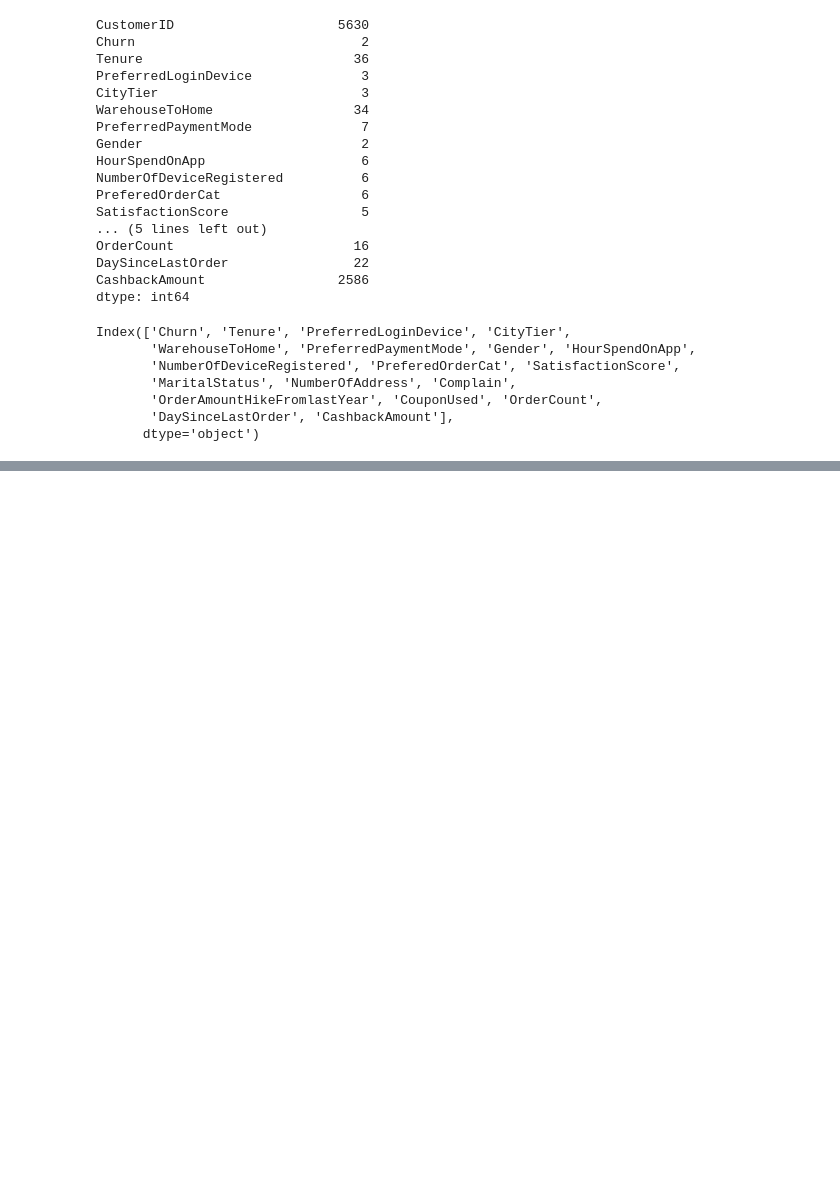
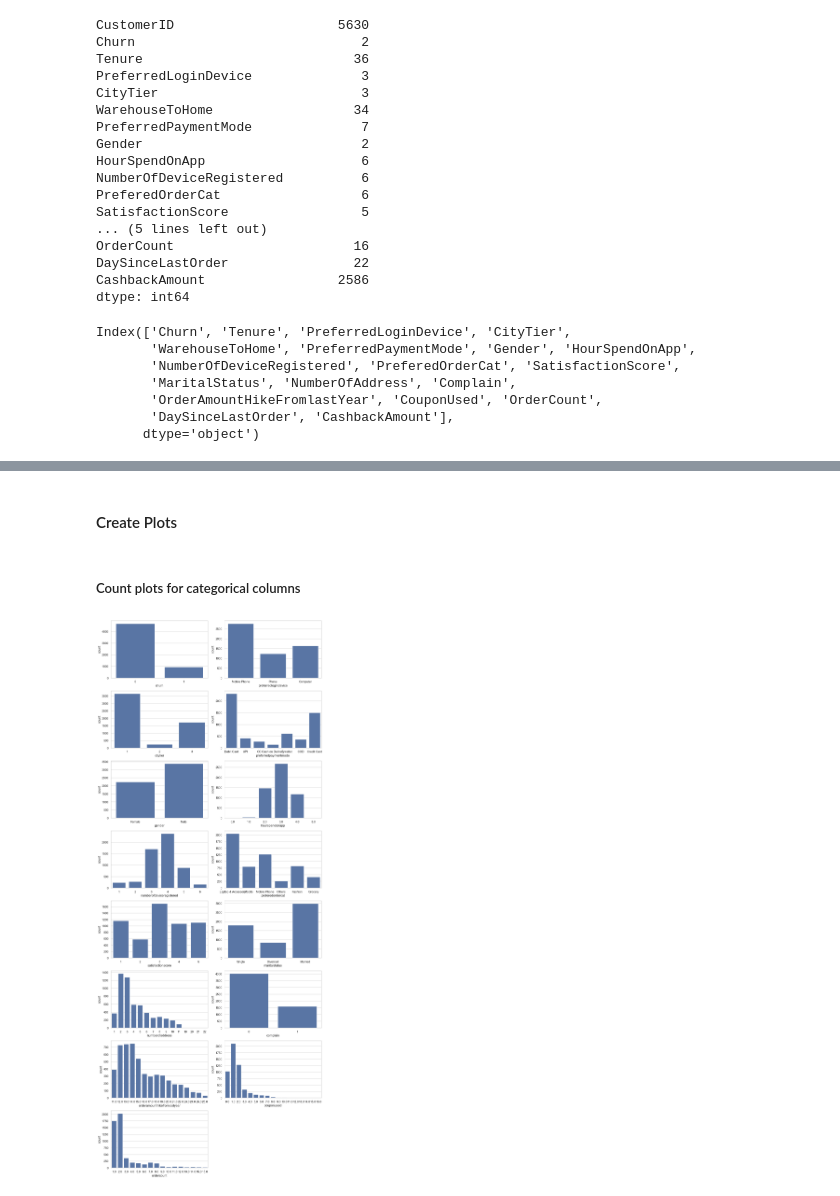
Before and after one commit to Namrata156/Customer-Churn-Prediction, a Jupyter notebook: EDA.ipynb, the cells around one changed output, grey strips where cells are left out. Cells and saved outputs as stored; diff of their text form; code cells hidden in the pictures; blank space fills up the shorter version.

Commit message:
added plots

```diff
--- a/EDA.ipynb
+++ b/EDA.ipynb
@@ -109,3 +109,5 @@ Index(['Churn', 'Tenure', 'PreferredLoginDevice', 'CityTier',
       dtype='object')
 # %%
 # Change column names to lowercase
+df.columns = [col.lower() for col in df.columns]
+df.columns
@@ -111,0 +122,28 @@ Index(['Churn', 'Tenure', 'PreferredLoginDevice', 'CityTier',
+# %% [markdown]
+#### Create Plots
+# %%
+sns.set_theme(style='whitegrid')
+# %%
+# Segment the columns of the dataset into two lists based on the number of unique values each column contains
+
+count_col = []
+hist_col = []
+
+for column in df.columns:
+    unique_value = df[column].nunique()
+    if unique_value <= 20:
+        count_col.append(column)
+    else:
+        hist_col.append(column)
+# %% [markdown]
+##### Count plots for categorical columns
+# %%
+plt.figure(figsize=(12,36))
+plt_num=1
+for col in count_col:
+    plt.subplot(10,2,plt_num)
+    sns.countplot(data=df,x=col)
+    plt_num+=1
+    plt.tight_layout()
+# %% [output]
+[figure, added]
```
Also changed, not shown: parts of 5 cells of this notebook.
